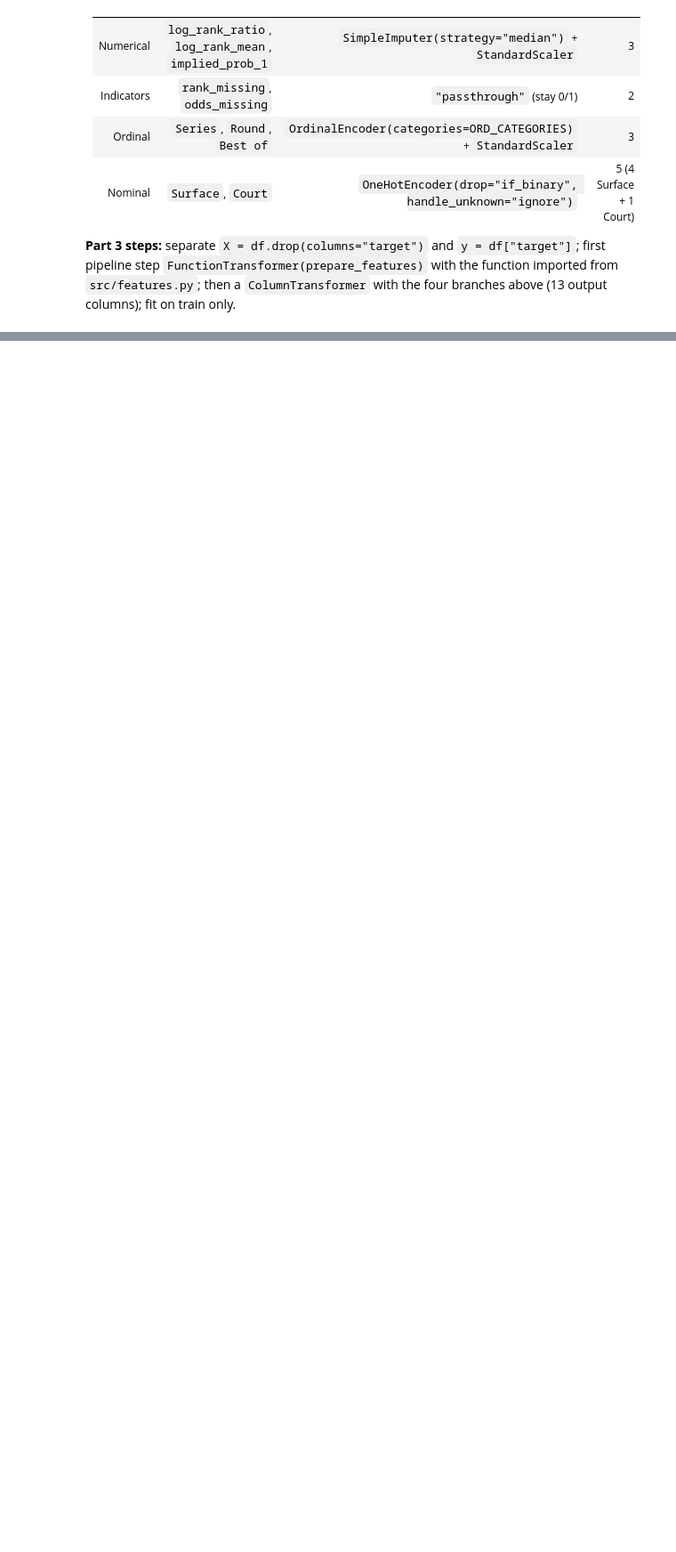
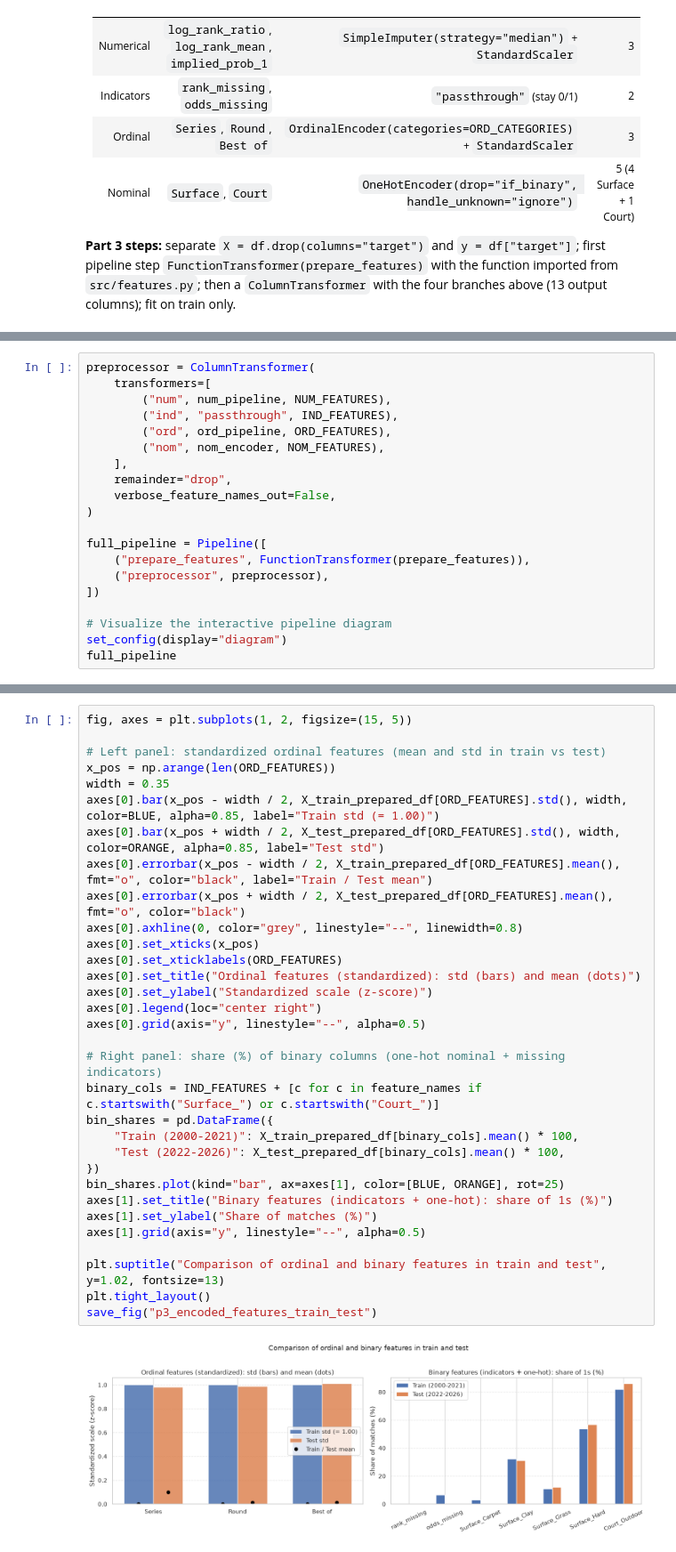
Before and after one commit to PeroPeki/machine_learning_erasmus, a Jupyter notebook: notebooks/data_explanation.ipynb, the cells around one changed output, grey strips where cells are left out. Shown at 89% size. Saved outputs shown, nothing was run; the diff lists cells and outputs as text; blank space fills up the shorter version.

Commit message:
Part 3 review fixes: update 4-branch pipeline (13 features), remove src/preprocessing.py, and regenerate outputs

```diff
--- a/notebooks/data_explanation.ipynb
+++ b/notebooks/data_explanation.ipynb
@@ -1765,0 +1487,20 @@ Saved fitted pipeline:     ../data/processed/full_pipeline.joblib
+# %%
+preprocessor = ColumnTransformer(
+    transformers=[
+        ("num", num_pipeline, NUM_FEATURES),
+        ("ind", "passthrough", IND_FEATURES),
+        ("ord", ord_pipeline, ORD_FEATURES),
+        ("nom", nom_encoder, NOM_FEATURES),
+    ],
+    remainder="drop",
+    verbose_feature_names_out=False,
+)
+
+full_pipeline = Pipeline([
+    ("prepare_features", FunctionTransformer(prepare_features)),
+    ("preprocessor", preprocessor),
+])
+
+# Visualize the interactive pipeline diagram
+set_config(display="diagram")
+full_pipeline
@@ -1765,0 +1690,34 @@ Saved fitted pipeline:     ../data/processed/full_pipeline.joblib
+# %%
+fig, axes = plt.subplots(1, 2, figsize=(15, 5))
+
+# Left panel: standardized ordinal features (mean and std in train vs test)
+x_pos = np.arange(len(ORD_FEATURES))
+width = 0.35
+axes[0].bar(x_pos - width / 2, X_train_prepared_df[ORD_FEATURES].std(), width, color=BLUE, alpha=0.85, label="Train std (= 1.00)")
+axes[0].bar(x_pos + width / 2, X_test_prepared_df[ORD_FEATURES].std(), width, color=ORANGE, alpha=0.85, label="Test std")
+axes[0].errorbar(x_pos - width / 2, X_train_prepared_df[ORD_FEATURES].mean(), fmt="o", color="black", label="Train / Test mean")
+axes[0].errorbar(x_pos + width / 2, X_test_prepared_df[ORD_FEATURES].mean(), fmt="o", color="black")
+axes[0].axhline(0, color="grey", linestyle="--", linewidth=0.8)
+axes[0].set_xticks(x_pos)
+axes[0].set_xticklabels(ORD_FEATURES)
+axes[0].set_title("Ordinal features (standardized): std (bars) and mean (dots)")
+axes[0].set_ylabel("Standardized scale (z-score)")
+axes[0].legend(loc="center right")
+axes[0].grid(axis="y", linestyle="--", alpha=0.5)
+
+# Right panel: share (%) of binary columns (one-hot nominal + missing indicators)
+binary_cols = IND_FEATURES + [c for c in feature_names if c.startswith("Surface_") or c.startswith("Court_")]
+bin_shares = pd.DataFrame({
+    "Train (2000-2021)": X_train_prepared_df[binary_cols].mean() * 100,
+    "Test (2022-2026)": X_test_prepared_df[binary_cols].mean() * 100,
+})
+bin_shares.plot(kind="bar", ax=axes[1], color=[BLUE, ORANGE], rot=25)
+axes[1].set_title("Binary features (indicators + one-hot): share of 1s (%)")
+axes[1].set_ylabel("Share of matches (%)")
+axes[1].grid(axis="y", linestyle="--", alpha=0.5)
+
+plt.suptitle("Comparison of ordinal and binary features in train and test", y=1.02, fontsize=13)
+plt.tight_layout()
+save_fig("p3_encoded_features_train_test")
+# %% [output]
+[figure, added]
```
Also changed, not shown: parts of 52 cells of this notebook, 23 other files.
